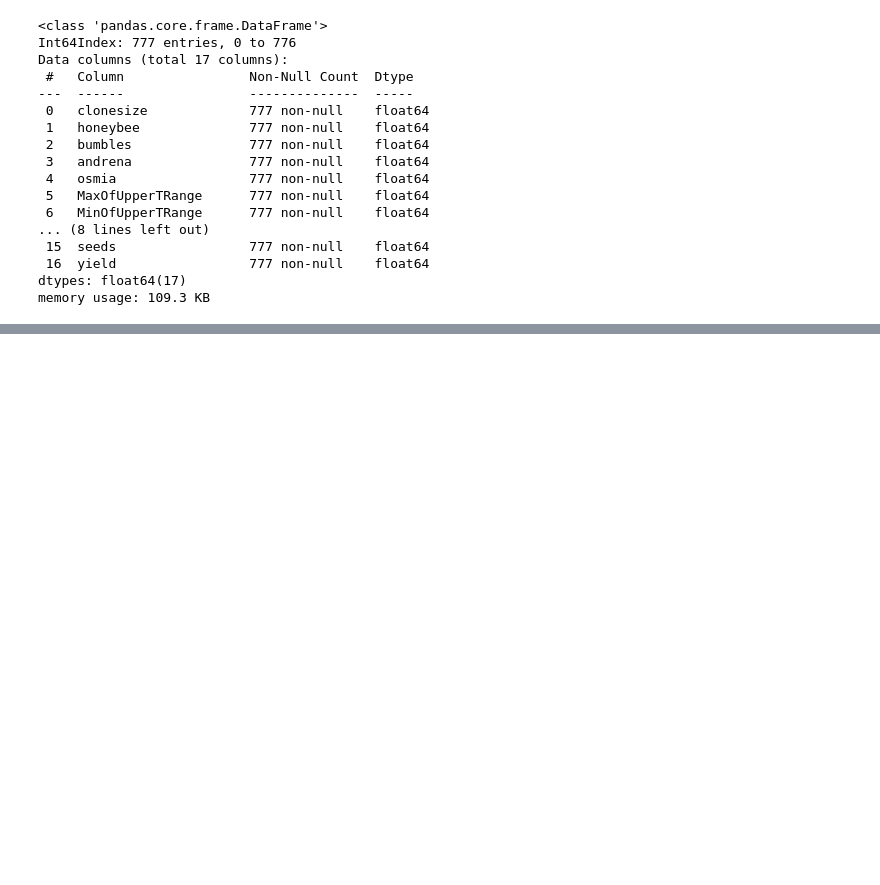
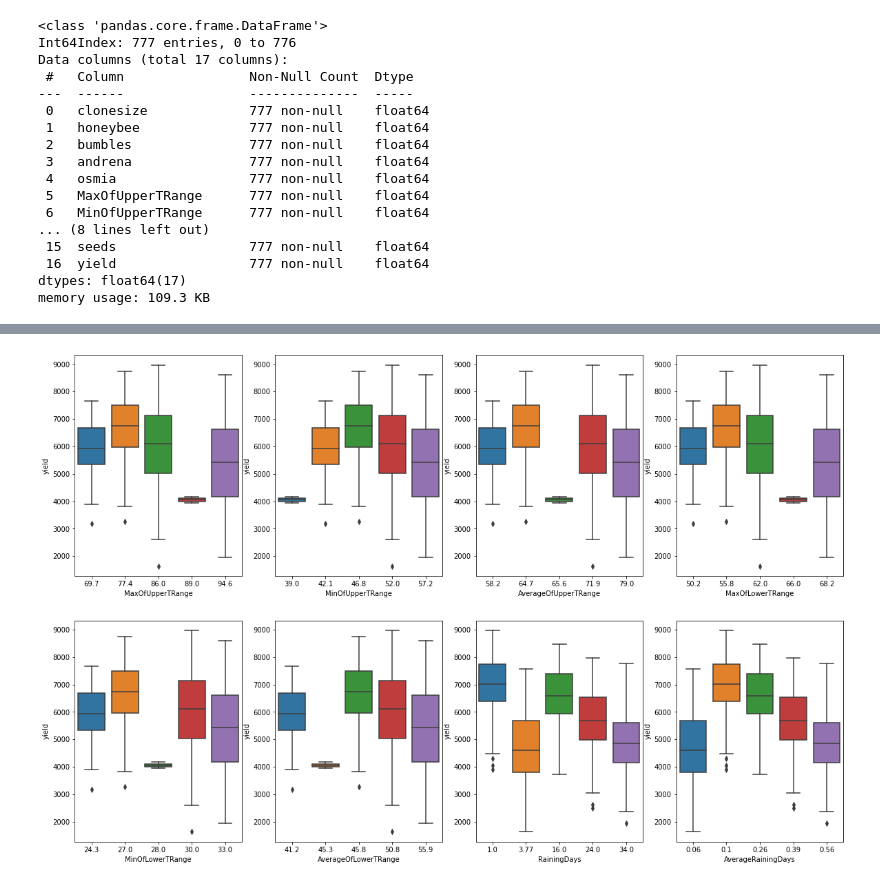
Before and after one commit to avikumart/Wild-Blue-Berry-Yield-Prediction-Flask-app-deploy, a Jupyter notebook: wild-blue-berry-yield-prediction.ipynb, the cells around one changed output, grey strips where cells are left out. Drawn from its saved outputs; the diff is of its cells as text; code cells hidden in the pictures; blank space fills up the shorter version.

```diff
--- a/wild-blue-berry-yield-prediction.ipynb
+++ b/wild-blue-berry-yield-prediction.ipynb
@@ -41,0 +102,13 @@ memory usage: 109.3 KB
+# %%
+nominal_df = df[['MaxOfUpperTRange','MinOfUpperTRange','AverageOfUpperTRange','MaxOfLowerTRange',
+               'MinOfLowerTRange','AverageOfLowerTRange','RainingDays','AverageRainingDays']]
+
+fig, ax = plt.subplots(2,4, figsize=(20,13))
+for e, col in enumerate(nominal_df.columns):
+    if e<=3:
+        sns.boxplot(data=df, x=col, y='yield', ax=ax[0,e])
+    else:
+        sns.boxplot(data=df, x=col, y='yield', ax=ax[1,e-4])
+plt.show()
+# %% [output]
+[figure, added]
```
Also changed, not shown: parts of 11 cells of this notebook.
